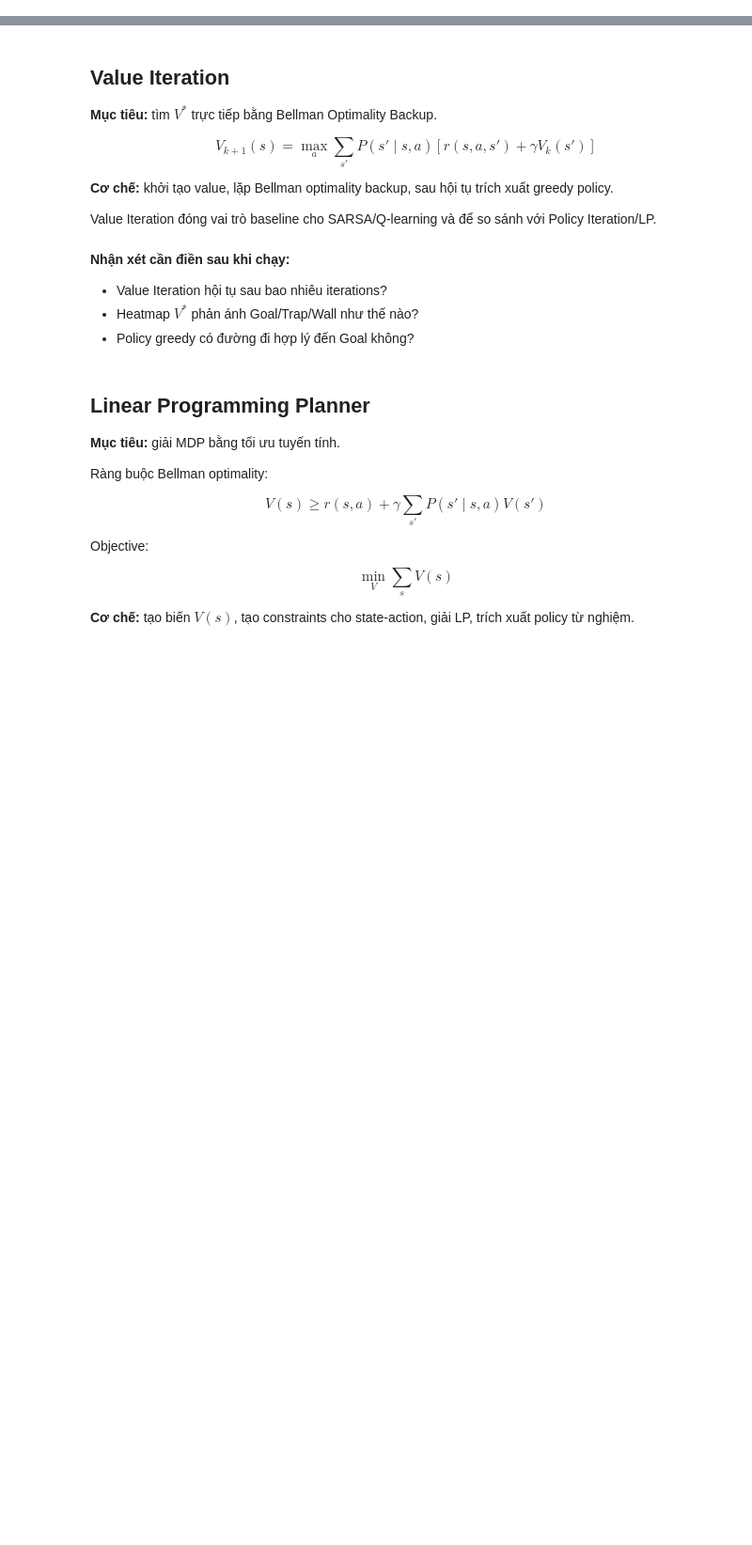
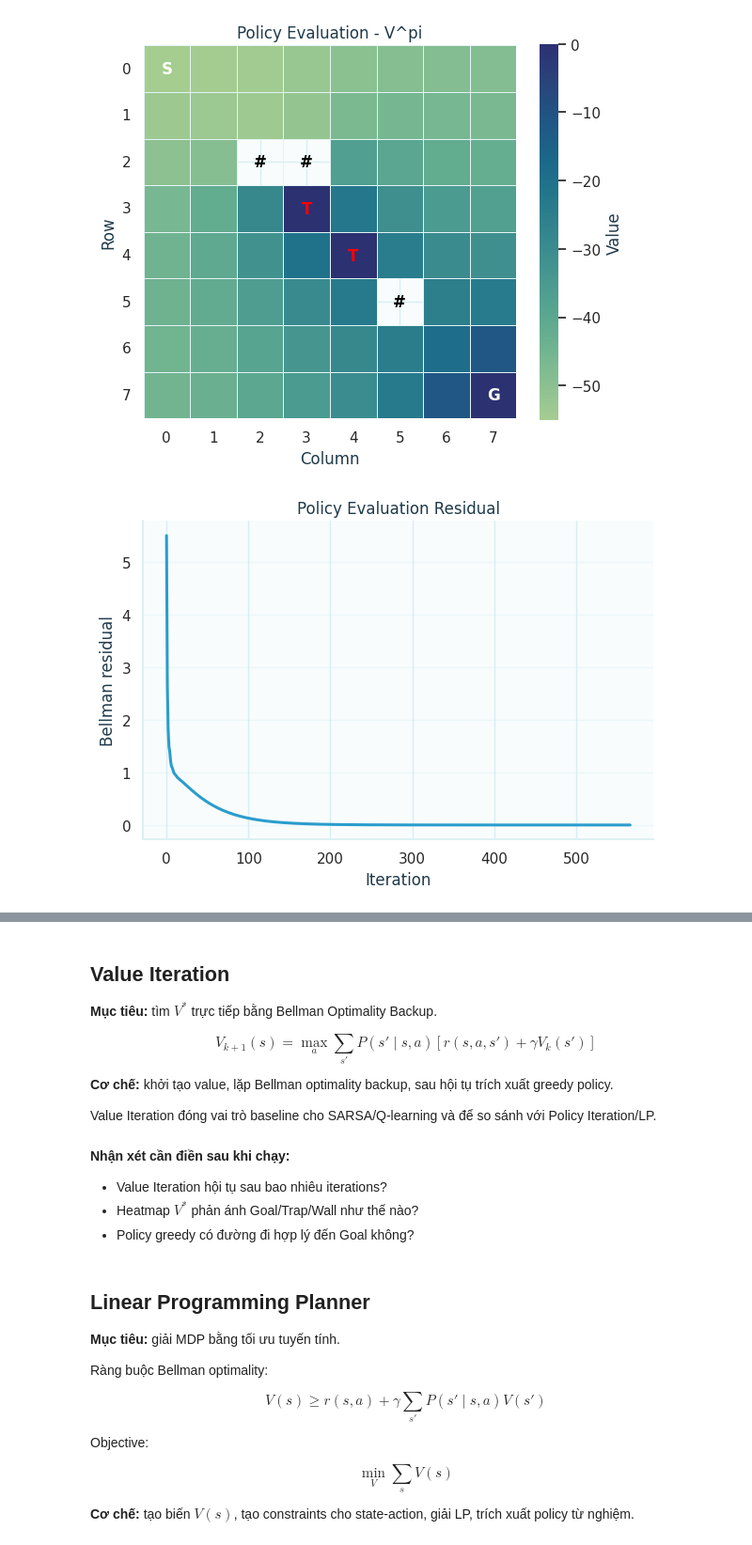
Before and after one commit to TruongQuangPhat/Reinforcement-Learning, a Jupyter notebook: notebooks/planning.ipynb, the cells around one changed output, grey strips where cells are left out. Shown at 94% size. Cells and saved outputs as stored; diff of their text form; code cells hidden in the pictures; blank space fills up the shorter version.

```diff
--- a/notebooks/planning.ipynb
+++ b/notebooks/planning.ipynb
@@ -167,10 +347,22 @@ print("Residual < theta:", pe_metrics["final_bellman_residual"] < pe_metrics["th
 # %%
 pe_value_path = NOTEBOOK_FIGURE_DIR / "policy_evaluation_value_heatmap.png"
 pe_residual_path = NOTEBOOK_FIGURE_DIR / "policy_evaluation_residual.png"
 
-plot_value_heatmap(pe_values, planning_env, "Policy Evaluation - V^pi", pe_value_path)
-plot_bellman_residual(pe_metrics["bellman_residuals"], "Policy Evaluation Residual", pe_residual_path)
+plot_value_heatmap(
+    pe_values,
+    planning_env,
+    "Policy Evaluation - V^pi",
+    save_path=pe_value_path,
+    show=True,
+)
 
-show_png(pe_value_path)
-show_png(pe_residual_path)
+plot_bellman_residual(
+    pe_metrics["bellman_residuals"],
+    "Policy Evaluation Residual",
+    save_path=pe_residual_path,
+    show=True,
+);
+# %% [output]
+[figure, added]
+[figure, added]
 # %% [markdown]
```
Also changed, not shown: parts of 27 cells of this notebook, 10 other files.
